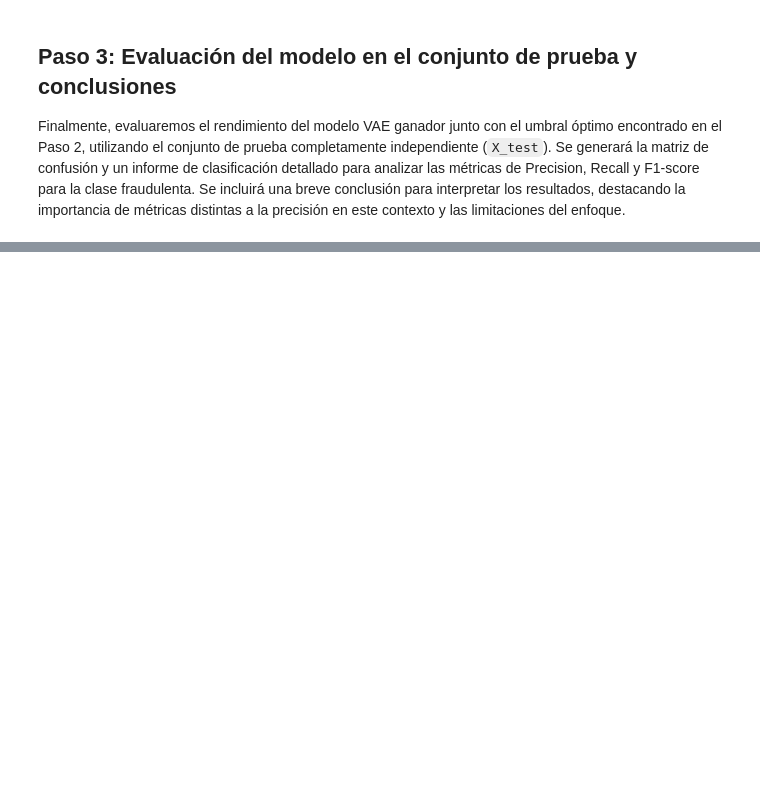
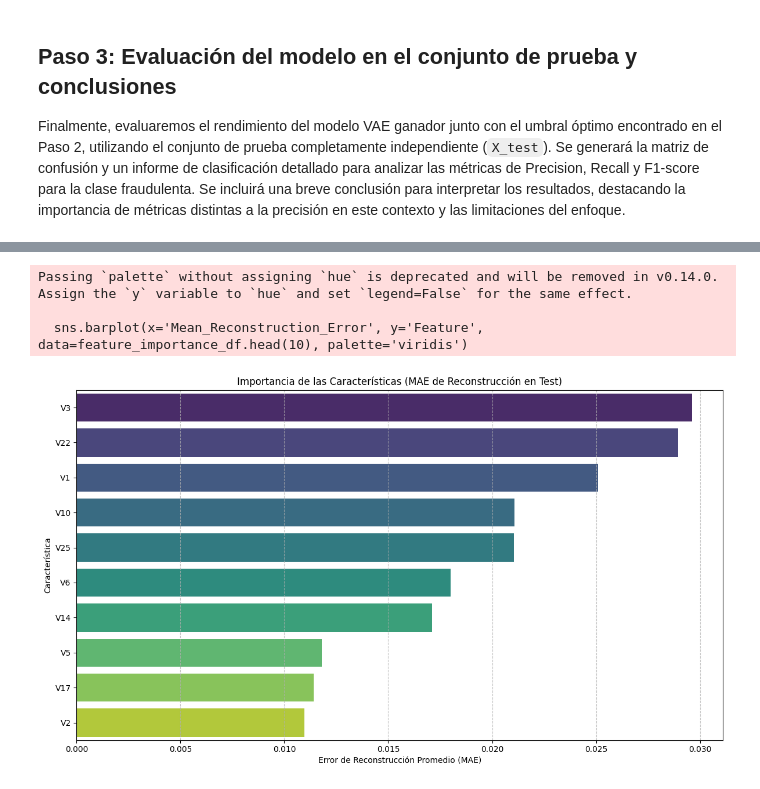
Before and after one commit to CaMunozS/topicos-avanzados, a Jupyter notebook: notebooks/Tarea 01_v7.ipynb, the cells around one changed output, grey strips where cells are left out. Drawn from its saved outputs; the diff is of its cells as text; code cells hidden in the pictures; blank space fills up the shorter version.

```diff
--- a/notebooks/Tarea 01_v7.ipynb
+++ b/notebooks/Tarea 01_v7.ipynb
@@ -736,0 +797,22 @@ En resumen, si bien el VAE ha demostrado capacidad para identificar fraudes, el
+# %%
+# Calcular el error de reconstrucción por característica
+# `X_test` y `X_test_pred` ya están disponibles del Paso 3
+
+# Error absoluto por cada característica
+reconstruction_error_per_feature = np.abs(X_test - X_test_pred)
+
+# MAE promedio por característica en todo el conjunto de prueba
+mean_mae_per_feature = np.mean(reconstruction_error_per_feature, axis=0)
+
+# Crear un DataFrame para visualizar los resultados
+feature_names = data.drop(columns=['Time', 'Class']).columns
+feature_importance_df = DataFrame({
+    'Feature': feature_names,
+    'Mean_Reconstruction_Error': mean_mae_per_feature
+})
+
+# Ordenar por error de reconstrucción de forma descendente
+feature_importance_df = feature_importance_df.sort_values(by='Mean_Reconstruction_Error', ascending=False)
+
+print("Top 10 Características por Error de Reconstrucción Promedio:")
+display(feature_importance_df.head(10))
@@ -736,0 +832,18 @@ En resumen, si bien el VAE ha demostrado capacidad para identificar fraudes, el
+# %%
+import matplotlib.pyplot as plt
+import seaborn as sns
+
+# Visualizar la importancia de las características
+plt.figure(figsize=(12, 7))
+sns.barplot(x='Mean_Reconstruction_Error', y='Feature', data=feature_importance_df.head(10), palette='viridis')
+plt.title('Importancia de las Características (MAE de Reconstrucción en Test)')
+plt.xlabel('Error de Reconstrucción Promedio (MAE)')
+plt.ylabel('Característica')
+plt.grid(axis='x', linestyle='--', alpha=0.7)
+plt.tight_layout()
+plt.show()
+# %% [output]
+Passing `palette` without assigning `hue` is deprecated and will be removed in v0.14.0. Assign the `y` variable to `hue` and set `legend=False` for the same effect.
+
+  sns.barplot(x='Mean_Reconstruction_Error', y='Feature', data=feature_importance_df.head(10), palette='viridis')
+[figure, added]
```
Also changed, not shown: parts of 6 cells of this notebook.
